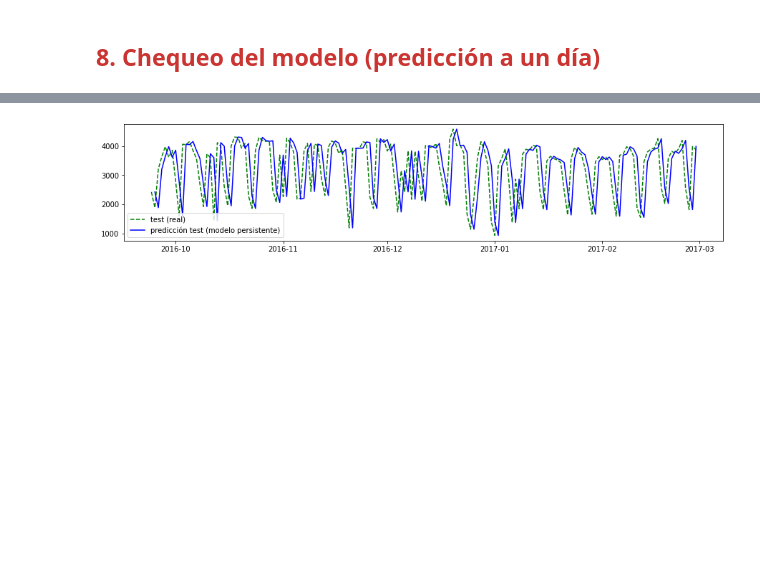
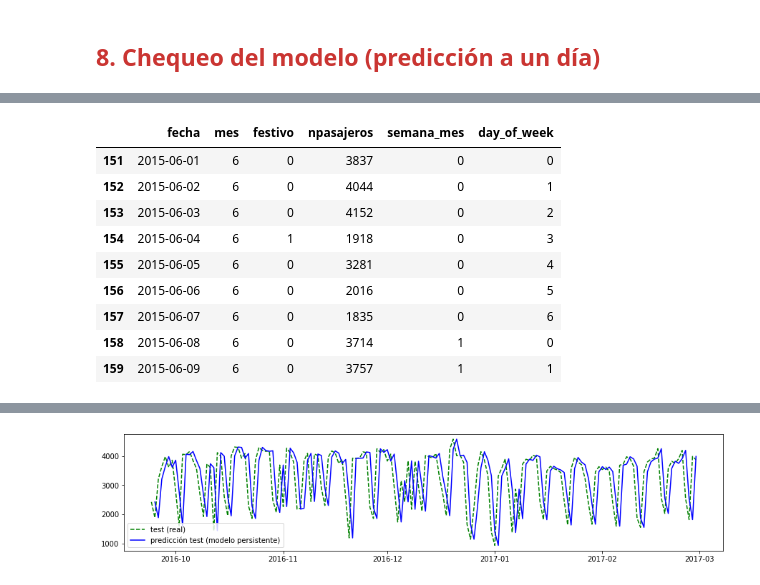
Before and after one commit to camulro/Aprendizaje-I-new, a Jupyter notebook: 01_prediccion_usando_solo_endógena.ipynb, the cells around one changed output, grey strips where cells are left out. Drawn from its saved outputs; the diff is of its cells as text; code cells hidden in the pictures; blank space fills up the shorter version.

```diff
--- a/01_prediccion_usando_solo_endógena.ipynb
+++ b/01_prediccion_usando_solo_endógena.ipynb
@@ -575,3 +583,16 @@ plt.legend(fontsize=14);
+# %%
+data[151:160]
+# %% [output]
+|  | fecha | mes | festivo | npasajeros | semana_mes | day_of_week |
+| 151 | 2015-06-01 | 6 | 0 | 3837 | 0 | 0 |
+| 152 | 2015-06-02 | 6 | 0 | 4044 | 0 | 1 |
+| 153 | 2015-06-03 | 6 | 0 | 4152 | 0 | 2 |
+| 154 | 2015-06-04 | 6 | 1 | 1918 | 0 | 3 |
+| 155 | 2015-06-05 | 6 | 0 | 3281 | 0 | 4 |
+| 156 | 2015-06-06 | 6 | 0 | 2016 | 0 | 5 |
+| 157 | 2015-06-07 | 6 | 0 | 1835 | 0 | 6 |
+| 158 | 2015-06-08 | 6 | 0 | 3714 | 1 | 0 |
+| 159 | 2015-06-09 | 6 | 0 | 3757 | 1 | 1 |
 # %%
 plt.figure(figsize=(15,5))
 plt.plot(fechas_train, target_train, '--', c='royalblue',
```
Also changed, not shown: parts of 18 cells of this notebook.
